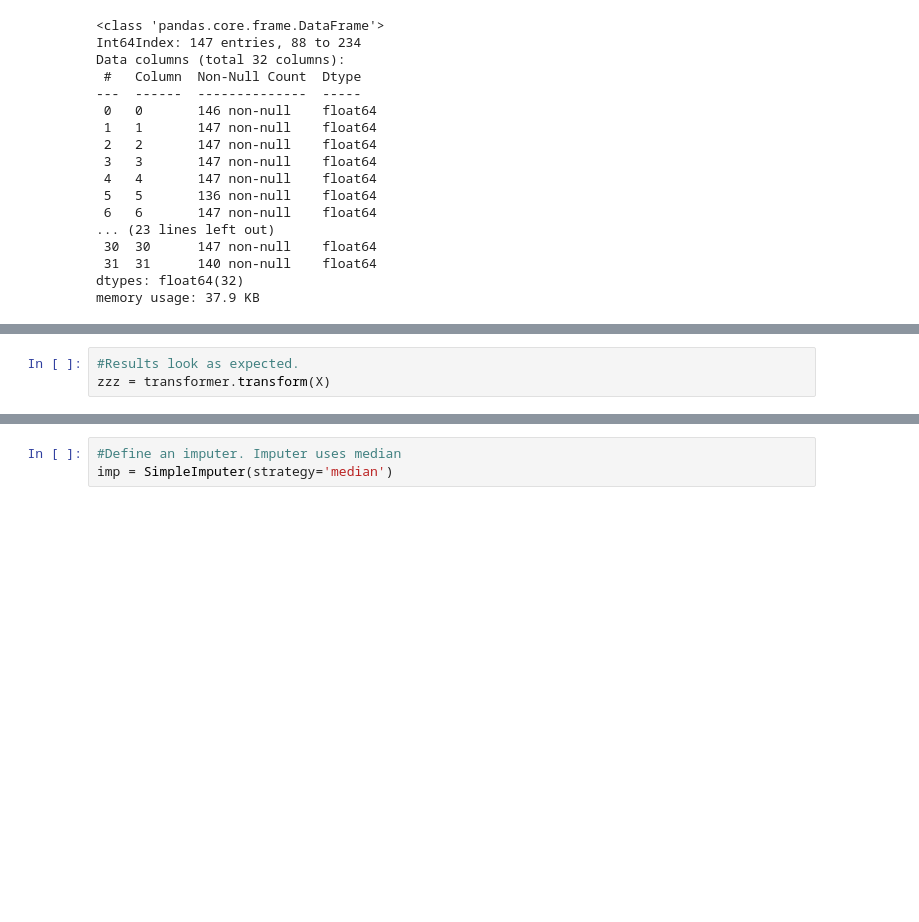
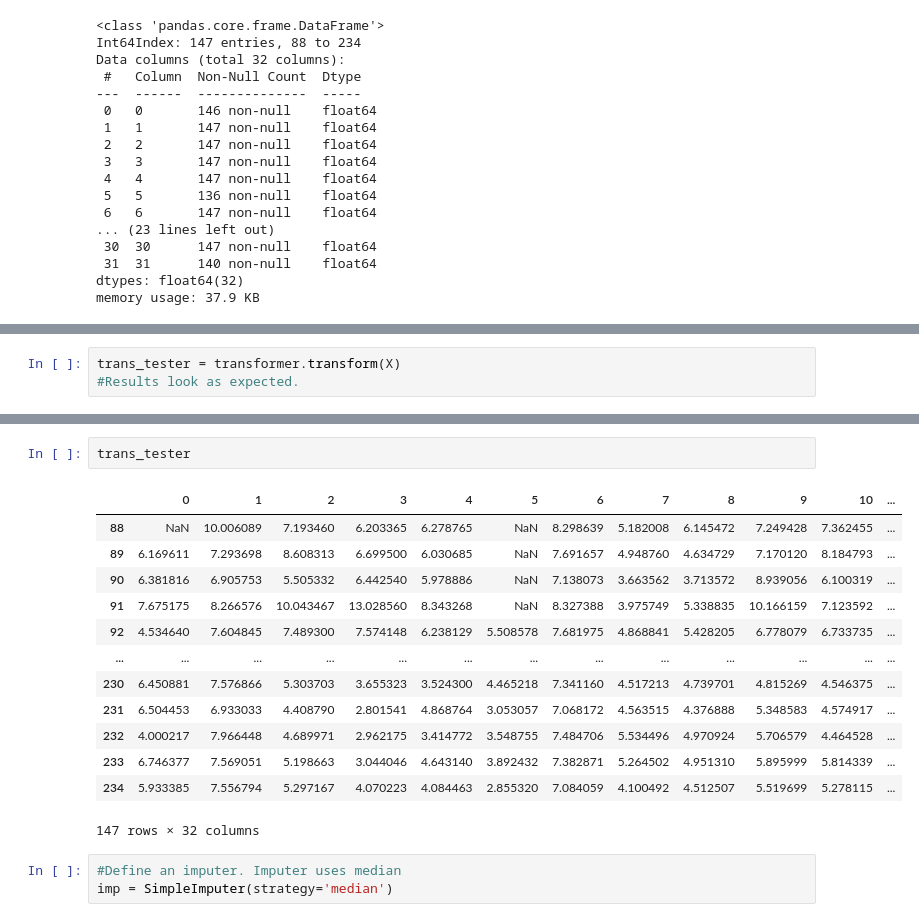
Before and after one commit to Flonsbob/Floris-van-Eisden---Exam---Applied-Statistics-and-Modeling, a Jupyter notebook: Exam_assignment_Final_version.ipynb, the cells around one changed output, grey strips where cells are left out. Cells and saved outputs as stored; diff of their text form; blank space fills up the shorter version.

```diff
--- a/Exam_assignment_Final_version.ipynb
+++ b/Exam_assignment_Final_version.ipynb
@@ -235,6 +234,6 @@ transformer.fit(X,y)
 # %%
+trans_tester = transformer.transform(X)
 #Results look as expected.
-zzz = transformer.transform(X)
 # %%
 #I took the ln of some of these values to see if the above results of the transformer were acceptable.
 X.describe()
@@ -248,6 +247,22 @@ X.describe()
 | 50% | 421.710000 | 1936.300000 | 321.76000 | 80.800000 | 168.240000 | 22.265000 | 1378.300000 | 99.450000 | 133.060000 | 573.340000 | 182.660000 | ... |
 | 75% | 702.397500 | 3181.700000 | 822.47000 | 459.385000 | 368.750000 | 35.912500 | 2040.100000 | 176.865000 | 203.360000 | 961.190000 | 443.795000 | ... |
 | max | 7917.200000 | 33928.000000 | 77408.00000 | 812810.000000 | 26957.000000 | 276.370000 | 6099.200000 | 2035.700000 | 1388.200000 | 52059.000000 | 19615.000000 | ... |
+# %%
+trans_tester
+# %% [output]
+|  | 0 | 1 | 2 | 3 | 4 | 5 | 6 | 7 | 8 | 9 | 10 | ... |
+| 88 | NaN | 10.006089 | 7.193460 | 6.203365 | 6.278765 | NaN | 8.298639 | 5.182008 | 6.145472 | 7.249428 | 7.362455 | ... |
+| 89 | 6.169611 | 7.293698 | 8.608313 | 6.699500 | 6.030685 | NaN | 7.691657 | 4.948760 | 4.634729 | 7.170120 | 8.184793 | ... |
+| 90 | 6.381816 | 6.905753 | 5.505332 | 6.442540 | 5.978886 | NaN | 7.138073 | 3.663562 | 3.713572 | 8.939056 | 6.100319 | ... |
+| 91 | 7.675175 | 8.266576 | 10.043467 | 13.028560 | 8.343268 | NaN | 8.327388 | 3.975749 | 5.338835 | 10.166159 | 7.123592 | ... |
+| 92 | 4.534640 | 7.604845 | 7.489300 | 7.574148 | 6.238129 | 5.508578 | 7.681975 | 4.868841 | 5.428205 | 6.778079 | 6.733735 | ... |
+| ... | ... | ... | ... | ... | ... | ... | ... | ... | ... | ... | ... | ... |
+| 230 | 6.450881 | 7.576866 | 5.303703 | 3.655323 | 3.524300 | 4.465218 | 7.341160 | 4.517213 | 4.739701 | 4.815269 | 4.546375 | ... |
+| 231 | 6.504453 | 6.933033 | 4.408790 | 2.801541 | 4.868764 | 3.053057 | 7.068172 | 4.563515 | 4.376888 | 5.348583 | 4.574917 | ... |
+| 232 | 4.000217 | 7.966448 | 4.689971 | 2.962175 | 3.414772 | 3.548755 | 7.484706 | 5.534496 | 4.970924 | 5.706579 | 4.464528 | ... |
+| 233 | 6.746377 | 7.569051 | 5.198663 | 3.044046 | 4.643140 | 3.892432 | 7.382871 | 5.264502 | 4.951310 | 5.895999 | 5.814339 | ... |
+| 234 | 5.933385 | 7.556794 | 5.297167 | 4.070223 | 4.084463 | 2.855320 | 7.084059 | 4.100492 | 4.512507 | 5.519699 | 5.278115 | ... |
+147 rows × 32 columns
 # %%
 #Define an imputer. Imputer uses median
 imp = SimpleImputer(strategy='median')
```
Also changed, not shown: parts of 23 cells of this notebook.
